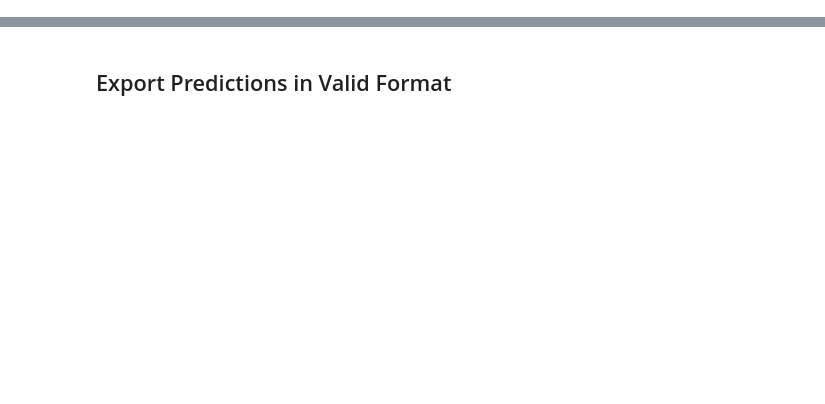
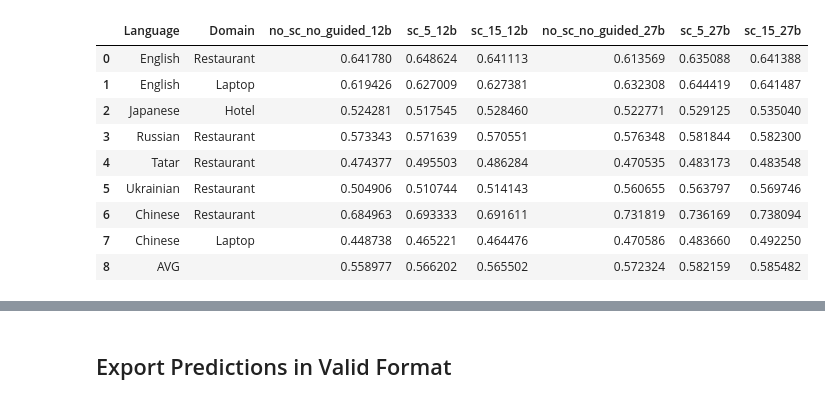
Before and after one commit to NilsHellwig/nchellwig-dimabsa, a Jupyter notebook: results_analysis.ipynb, the cells around one changed output, grey strips where cells are left out. Cells and saved outputs as stored; diff of their text form; code cells hidden in the pictures; blank space fills up the shorter version.

```diff
--- a/results_analysis.ipynb
+++ b/results_analysis.ipynb
@@ -24,75 +9,14 @@ import os
 # %%
-def get_key_of_best_strategy(lang, domain, df):
-    strategies = {
-        "no_sc_no_guided": df.loc[(df["Language"] == language_mapping[lang]) & (df["Domain"] == domain_mapping[domain]), "no_sc_no_guided"].values[0],
-        "no_sc_guided": df.loc[(df["Language"] == language_mapping[lang]) & (df["Domain"] == domain_mapping[domain]), "no_sc_guided"].values[0],
-        "sc_no_guided": df.loc[(df["Language"] == language_mapping[lang]) & (df["Domain"] == domain_mapping[domain]), "sc_no_guided"].values[0],
-        "sc_guided": df.loc[(df["Language"] == language_mapping[lang]) & (df["Domain"] == domain_mapping[domain]), "sc_guided"].values[0],
-    }
-    # throw error if any value is nan or np.float64(nan)
-    for key in strategies:
-        if pd.isna(strategies[key]):
-            strategies[key] = None
-    if all(value is None for value in strategies.values()):
-        raise FileNotFoundError(
-            f"No performance data found for language: {lang}, domain: {domain}")
-
-
-    # Get strategy with highest score
-    best_strategy = max(
-        strategies, key=lambda k: strategies[k] if strategies[k] is not None else -1)
-
-    return best_strategy
-
-
-def get_performance_tabular(table_metric, table_subtask, strategy="train_split"):
-    table = defaultdict(lambda: defaultdict(dict))
-
-    for language, domain in VALID_LANGUAGES_DOMAINS:
-            try:
-                performance = get_performance(
-                    language, domain, table_subtask, strategy)
-                table[language][domain]["no_sc_no_guided"] = performance["no_sc_no_guided"][table_metric]
-                table[language][domain]["no_sc_guided"] = performance["no_sc_guided"][table_metric]
-                table[language][domain]["sc_no_guided"] = performance["sc_no_guided"][table_metric]
-                table[language][domain]["sc_guided"] = performance["sc_guided"][table_metric]
-            except FileNotFoundError:
-                table[language][domain]["no_sc_no_guided"] = None
-                table[language][domain]["no_sc_guided"] = None
-                table[language][domain]["sc_no_guided"] = None
-                table[language][domain]["sc_guided"] = None
-
-    df_rows = []
-    for language, domain in VALID_LANGUAGES_DOMAINS:
-            row = {
-                "Language": language_mapping[language],
-                "Domain": domain_mapping[domain],
-                "no_sc_no_guided": table[language][domain]["no_sc_no_guided"],
-                "no_sc_guided": table[language][domain]["no_sc_guided"],
-                "sc_no_guided": table[language][domain]["sc_no_guided"],
-                "sc_guided": table[language][domain]["sc_guided"],
-            }
-            df_rows.append(row)
-    df = pd.DataFrame(df_rows)
-
-    # Add AVG row
-    avg_row = {
-        "Language": "AVG",
-        "Domain": "",
-        "no_sc_no_guided": df["no_sc_no_guided"].mean(skipna=True),
-        "no_sc_guided": df["no_sc_guided"].mean(skipna=True),
-        "sc_no_guided": df["sc_no_guided"].mean(skipna=True),
-        "sc_guided": df["sc_guided"].mean(skipna=True),
-    }
-
-    df = pd.concat([df, pd.DataFrame([avg_row])], ignore_index=True)
-    return df
-
-df_subtask2_train_split = get_performance_tabular("cF1", 2, strategy="train_split")
-df_subtask3_train_split = get_performance_tabular("cF1", 3, strategy="train_split")
+df_subtask2_train_split = get_performance_tabular(
+    "cF1", 2, strategy="train_split")
+df_subtask3_train_split = get_performance_tabular(
+    "cF1", 3, strategy="train_split")
 
 df_subtasks_train_split = {
     3: df_subtask3_train_split,
     2: df_subtask2_train_split
 }
+
+display(df_subtask2_train_split)
+display(df_subtask3_train_split)
 # %% [output]
@@ -118,0 +23,10 @@ Warning: Some predicted values are out of the numerical range.
+|  | Language | Domain | no_sc_no_guided_12b | sc_5_12b | sc_15_12b | no_sc_no_guided_27b | sc_5_27b | sc_15_27b |
+| 0 | English | Restaurant | 0.641780 | 0.648624 | 0.641113 | 0.613569 | 0.635088 | 0.641388 |
+| 1 | English | Laptop | 0.619426 | 0.627009 | 0.627381 | 0.632308 | 0.644419 | 0.641487 |
+| 2 | Japanese | Hotel | 0.524281 | 0.517545 | 0.528460 | 0.522771 | 0.529125 | 0.535040 |
+| 3 | Russian | Restaurant | 0.573343 | 0.571639 | 0.570551 | 0.576348 | 0.581844 | 0.582300 |
+| 4 | Tatar | Restaurant | 0.474377 | 0.495503 | 0.486284 | 0.470535 | 0.483173 | 0.483548 |
+| 5 | Ukrainian | Restaurant | 0.504906 | 0.510744 | 0.514143 | 0.560655 | 0.563797 | 0.569746 |
+| 6 | Chinese | Restaurant | 0.684963 | 0.693333 | 0.691611 | 0.731819 | 0.736169 | 0.738094 |
+| 7 | Chinese | Laptop | 0.448738 | 0.465221 | 0.464476 | 0.470586 | 0.483660 | 0.492250 |
+| 8 | AVG |  | 0.558977 | 0.566202 | 0.565502 | 0.572324 | 0.582159 | 0.585482 |
```
Also changed, not shown: parts of 7 cells of this notebook, 8 other files.
